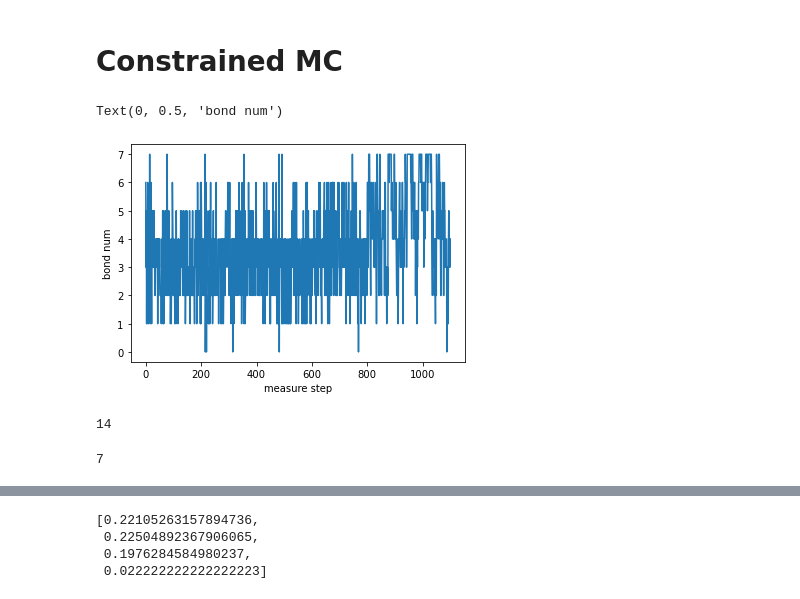
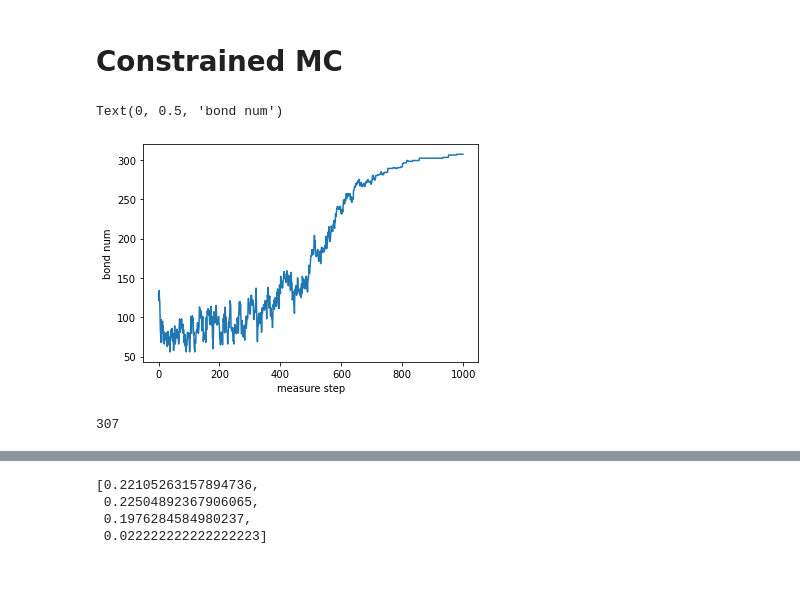
Before and after one commit to taaatang/Diamondoid, a Jupyter notebook: Jupyter/MolecularDynamics.ipynb, the cells around one changed output, grey strips where cells are left out. Cells and saved outputs as stored; diff of their text form; code cells hidden in the pictures.

```diff
--- a/Jupyter/MolecularDynamics.ipynb
+++ b/Jupyter/MolecularDynamics.ipynb
@@ -10,22 +10,20 @@ Notebook initialized with ipy backend.
 # %% [markdown]
 # Constrained MC
 # %%
-DataPath = "../data/Adamantane_4/run0"
-MolSize = 10
+DataPath = "../data/Tetramantane_45/run0"
+MolSize = 22
 bondNum = np.fromfile(DataPath+"/bondNum.dat",dtype=np.int32)
 plt.plot(bondNum)
 plt.xlabel('measure step')
 plt.ylabel('bond num')
+# plt.title("Ada")
+# plt.savefig("Ada100_bondNum.png", dpi=300);
 # %% [output]
 Text(0, 0.5, 'bond num')
-[figure, old version]
+[figure, new version]
-# %%
-np.argmax(bondNum)
-# %% [output]
-14
 # %%
-step=1050
-print(bondNum[step])
+step=1000
+print(bondNum[step-1])
 coords = np.fromfile(DataPath+"/step_"+str(step)+".dat",dtype=np.int32)
 coords = np.reshape(coords,(-1,3),order="C")
 
@@ -36,7 +34,7 @@ uncompatible = np.reshape(uncompatible,(-1,3),order="C")
 vacancy = np.fromfile(DataPath+"/step_"+str(step) + "_vacancy.dat",dtype=np.int32)
 vacancy = np.reshape(vacancy,(-1,3),order="C")
 # %% [output]
-7
+307
 # %%
 # compatible = np.fromfile(DataPath+"/surface_comp.dat",dtype=np.int32)
 # compatible = np.reshape(compatible,(-1,3),order="C")
```
Also changed, not shown: parts of 2 cells of this notebook.
